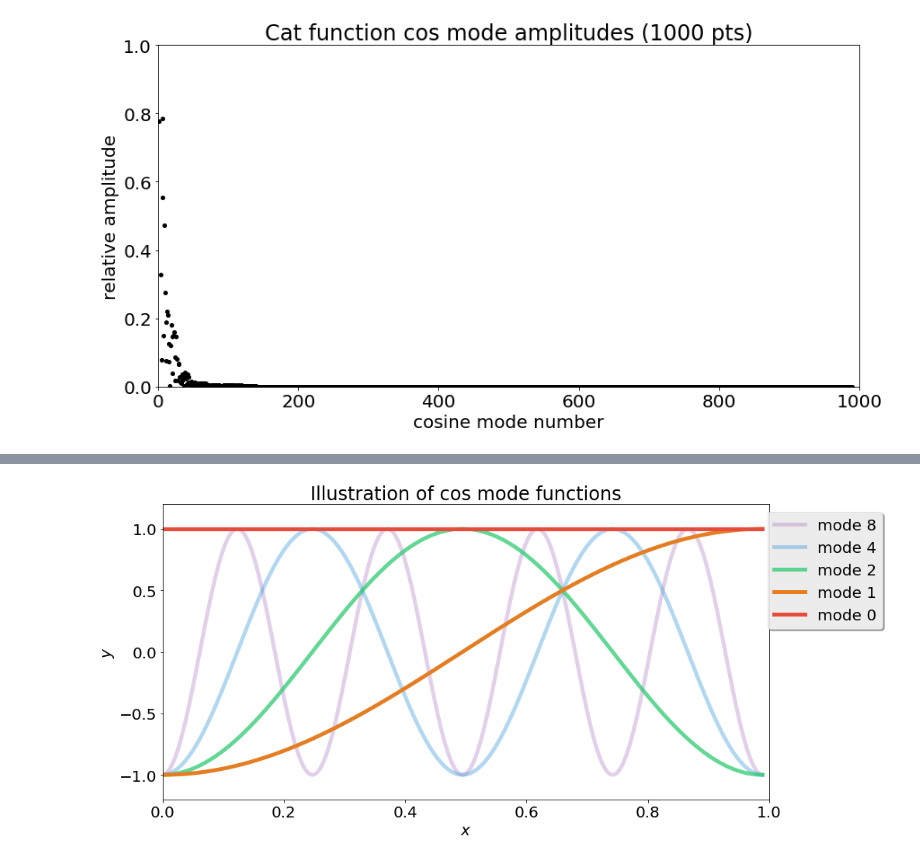
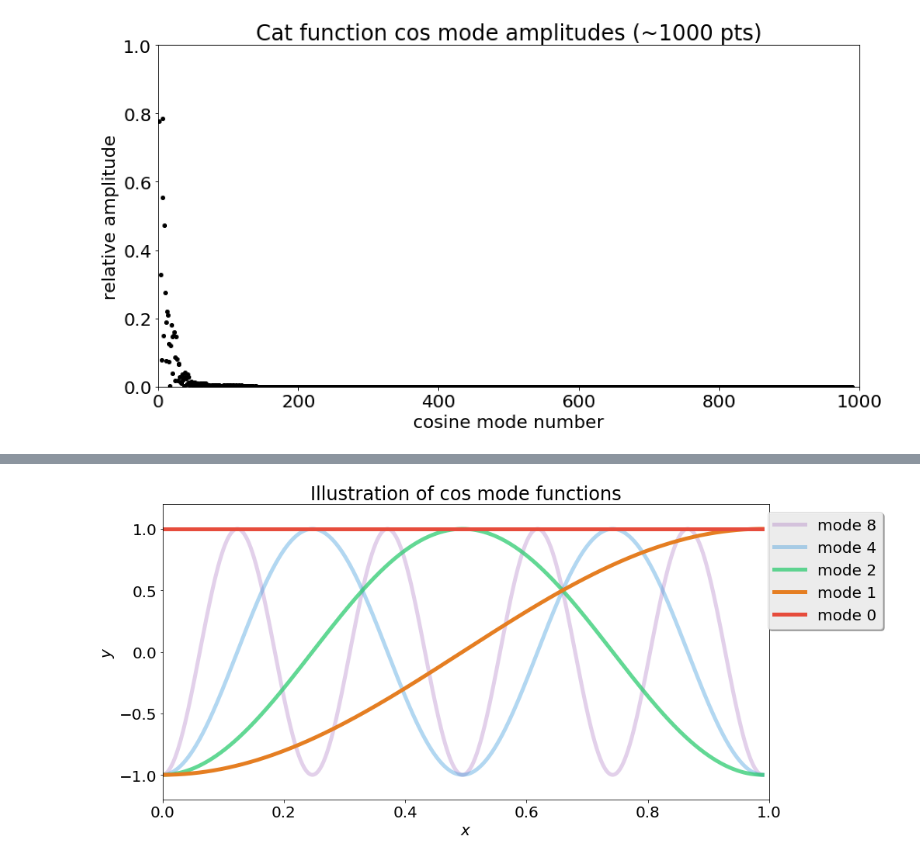
Before and after one commit to bradleypmartin/LinearAlgebraGeekout190405, a Jupyter notebook: 1D image compression.ipynb, the cells around one changed output, grey strips where cells are left out. Saved outputs shown, nothing was run; the diff lists cells and outputs as text; code cells hidden in the pictures.

```diff
--- a/1D image compression.ipynb
+++ b/1D image compression.ipynb
@@ -99,24 +107,24 @@ plt.show()
 # %%
 # dct of finely-resolved cat plot
 
 dct_cat = dct(yfine, norm='ortho')
 xmodeplot = np.arange(0,990,1)
 
 plt.figure(figsize=(14,7))
 plt.rcParams['font.size'] = 20
 
 lines = plt.plot(xmodeplot, abs(dct_cat), 'o')
 
 plt.setp(lines[0], markersize=4, color='k')
 
 #plt.legend(('$y = -x^2 + 2x + 1$', '$y = x^2/2 + 2x + 1$'),
 #           loc='upper right', bbox_to_anchor=(1.6, 0.95), fancybox=True, shadow=True)
 
 plt.xlim(0,1000)
 plt.ylim(0,1)
 plt.xlabel('cosine mode number')
 plt.ylabel('relative amplitude')
-plt.title('Cat function cos mode amplitudes (1000 pts)')
+plt.title('Cat function cos mode amplitudes (~1000 pts)')
 plt.show()
 # %% [output]
-[figure, old version]
+[figure, new version]
```
Also changed, not shown: parts of 14 cells of this notebook, 7 other files.
